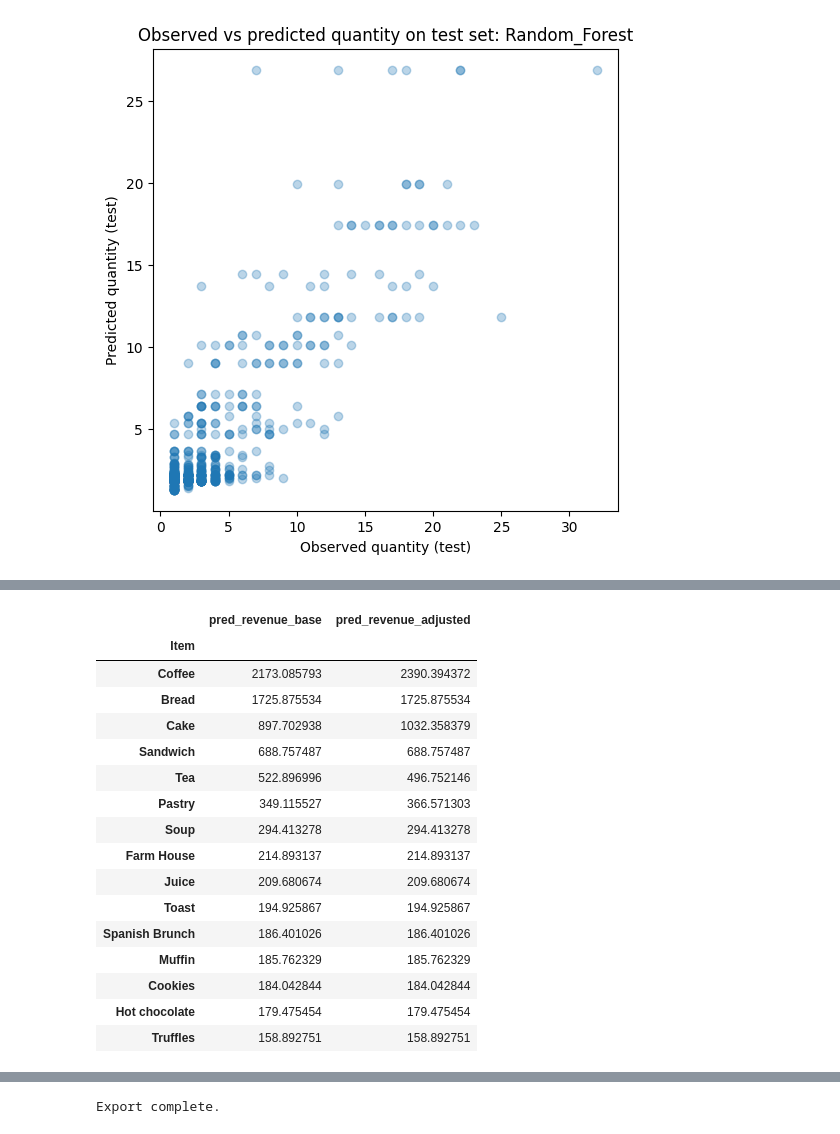
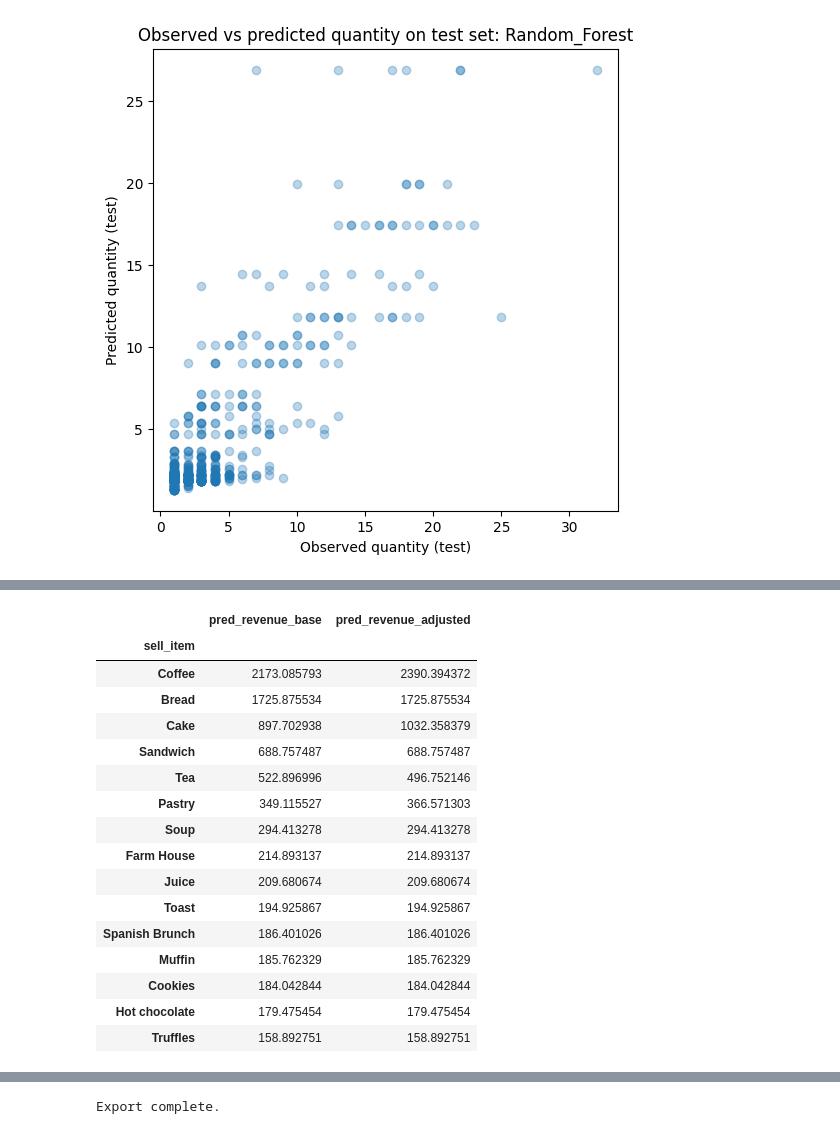
Before and after one commit to sloxen/AutoPred, a Jupyter notebook: bakery_demo.ipynb, the cells around one changed output, grey strips where cells are left out. Drawn from its saved outputs; the diff is of its cells as text; code cells hidden in the pictures.

```diff
--- a/bakery_demo.ipynb
+++ b/bakery_demo.ipynb
@@ -158,7 +154,7 @@ For prediction, we build a table where each row represents:
 
 The target variable is `quantity`.
 # %%
-# Group the raw rows into item-level quantity
+# Group the raw rows into sell_item-level quantity
 qty_df = (
     df.groupby(["date", "Item", "period_day", "weekday_weekend"])
       .size()
@@ -167,6 +163,7 @@ qty_df = (
 
 # Convert the grouped date column back to pandas datetime
 qty_df["date"] = pd.to_datetime(qty_df["date"])
+qty_df["sell_item"] = qty_df["Item"]
 
 # Show the first few grouped rows
 qty_df.head()
@@ -216,7 +213,7 @@ Features used:
 qty_df["month"] = qty_df["date"].dt.month
 
 # Keep only the columns needed for modelling
-model_df = qty_df[["date", "Item", "period_day", "weekday_weekend", "month", "quantity"]].copy()
+model_df = qty_df[["date", "sell_item", "period_day", "weekday_weekend", "month", "quantity"]].copy()
 
 # Show the modelling dataframe
 model_df.head()
@@ -276,7 +273,7 @@ Test range: 2017-03-19 00:00:00 to 2017-04-09 00:00:00
 We keep this explicit to make debugging easy.
 # %%
 # Define the input feature column names
-feature_cols = ["Item", "period_day", "weekday_weekend", "month"]
+feature_cols = ["sell_item", "period_day", "weekday_weekend", "month"]
 
 # Define the target column name
 target_col = "quantity"
@@ -309,7 +306,7 @@ We use:
 - pass-through for `month`
 # %%
 # Define which columns are categorical
-categorical_features = ["Item", "period_day", "weekday_weekend"]
+categorical_features = ["sell_item", "period_day", "weekday_weekend"]
 
 # Define which columns are numeric
 numeric_features = ["month"]
@@ -656,16 +660,16 @@ This is just a simple business-facing summary.
 # %%
 # Aggregate predicted revenue by item on the test set
 test_revenue_compare = (
-    test_scored_df.groupby("Item")[["pred_revenue_base", "pred_revenue_adjusted"]]
+    test_scored_df.groupby("sell_item")[["pred_revenue_base", "pred_revenue_adjusted"]]
     .sum()
     .sort_values("pred_revenue_base", ascending=False)
 )
 
 # Show the top rows
 test_revenue_compare.head(15)
 # %% [output]
 |  | pred_revenue_base | pred_revenue_adjusted |
-| Item |  |  |
+| sell_item |  |  |
 | Coffee | 2173.085793 | 2390.394372 |
 | Bread | 1725.875534 | 1725.875534 |
 | Cake | 897.702938 | 1032.358379 |
```
Also changed, not shown: parts of 31 cells of this notebook, 8 other files.
